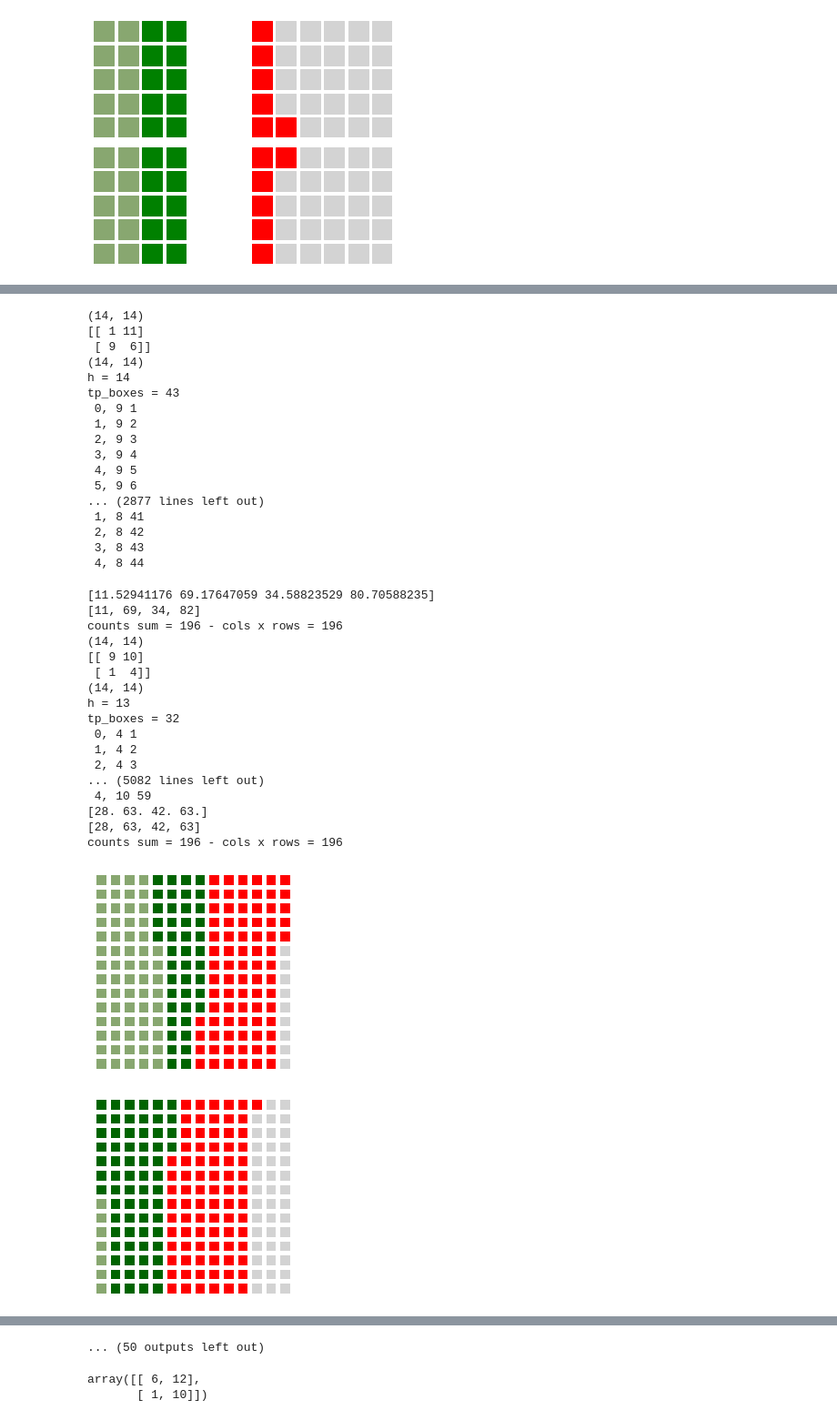
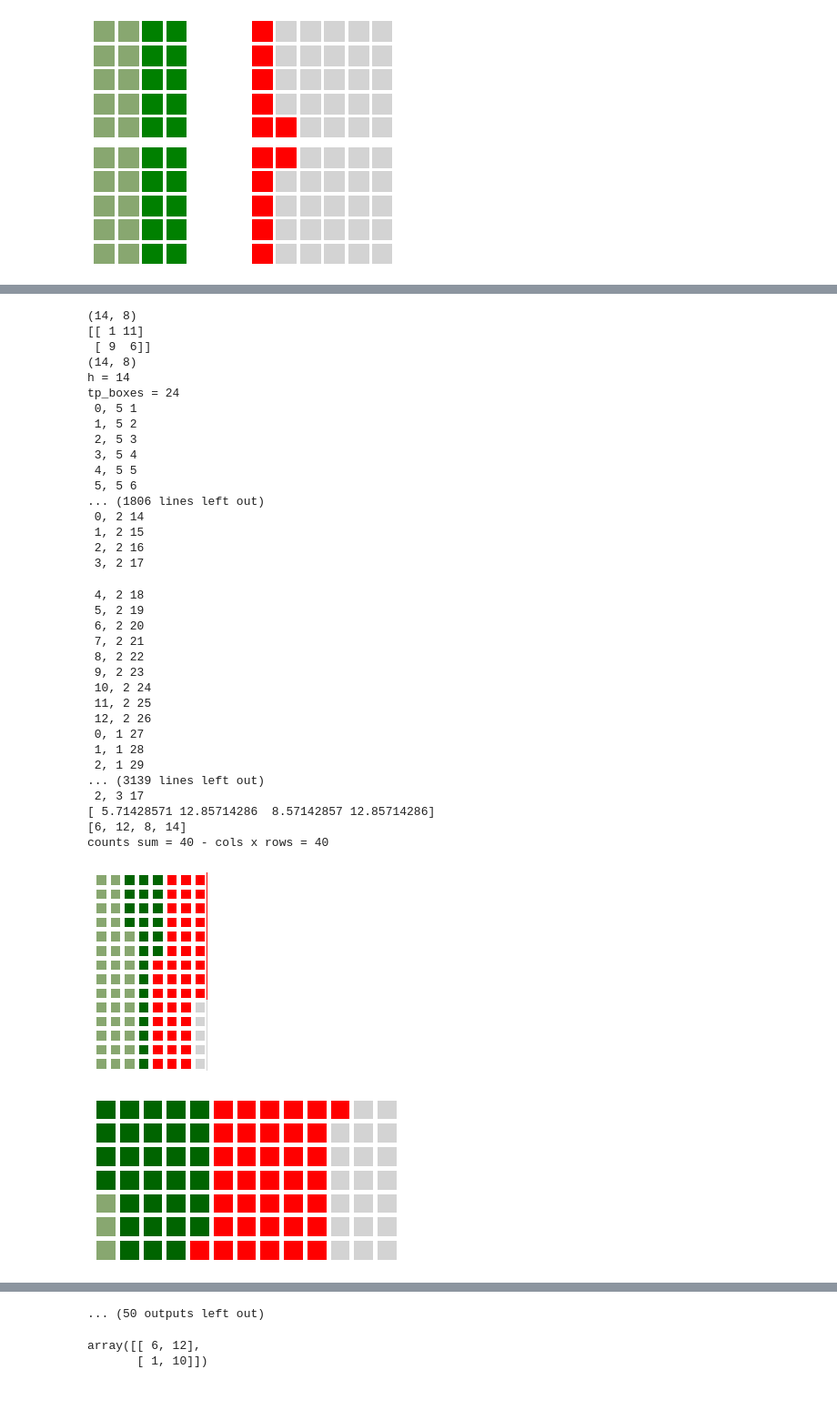
Before and after one commit to lbruand/recall-me-maybe, a Jupyter notebook: prec waffle.ipynb, the cells around one changed output, grey strips where cells are left out. Shown at 91% size. Saved outputs shown, nothing was run; the diff lists cells and outputs as text; code cells hidden in the pictures; blank space fills up the shorter version.

```diff
--- a/prec waffle.ipynb
+++ b/prec waffle.ipynb
@@ -205,65 +241,65 @@ random.seed(3)
 rng = np.random.default_rng(seed=42)
 
 def test_build_waffle_matrix(cols, rows, cm):
     hmap = build_waffle_matrix( (rows, cols), cm)
     plot_waffle_matrix(hmap)
     tn, fp, fn, tp = cm.ravel()
     values, counts = np.unique(hmap, return_counts=True)
     result_counts = [0] * 4
     for v, c in zip(values, counts):
         result_counts[int(v)-1] = c
 
     ordered_vector = [fn, tp, fp, tn]
     normalized_vect =  ordered_vector / sum(ordered_vector) * cols * rows
 
     print(normalized_vect)
     print(result_counts)
     print(f"counts sum = {sum(result_counts)} - cols x rows = { cols * rows} ")
     max_error = np.max(np.abs(normalized_vect - result_counts))
     assert max_error < 2.0, f" max_error = {max_error}"
 
 for i in range(60):
-    cols = 14 #random.randint(5, 15)
-    rows = 14   #random.randint(5, 15)
+    cols = random.randint(5, 15)
+    rows = random.randint(5, 15)
     print( (rows, cols))
     cm = rng.integers(low=0, high=15, size=(2, 2))
     print(cm)
 
     test_build_waffle_matrix(cols, rows, cm)
 # %% [output]
-(14, 14)
+(14, 8)
 [[ 1 11]
  [ 9  6]]
-(14, 14)
+(14, 8)
 h = 14
-tp_boxes = 43
- 0, 9 1
- 1, 9 2
- 2, 9 3
- 3, 9 4
- 4, 9 5
- 5, 9 6
-... (2877 lines left out)
- 1, 8 41
- 2, 8 42
- 3, 8 43
- 4, 8 44
+tp_boxes = 24
+ 0, 5 1
+ 1, 5 2
+ 2, 5 3
+ 3, 5 4
+ 4, 5 5
+ 5, 5 6
+... (1806 lines left out)
+ 0, 2 14
+ 1, 2 15
+ 2, 2 16
+ 3, 2 17
-[11.52941176 69.17647059 34.58823529 80.70588235]
-[11, 69, 34, 82]
-counts sum = 196 - cols x rows = 196
-(14, 14)
-[[ 9 10]
- [ 1  4]]
-(14, 14)
-h = 13
-tp_boxes = 32
- 0, 4 1
- 1, 4 2
- 2, 4 3
-... (5082 lines left out)
- 4, 10 59
-[28. 63. 42. 63.]
-[28, 63, 42, 63]
-counts sum = 196 - cols x rows = 196
+ 4, 2 18
+ 5, 2 19
+ 6, 2 20
+ 7, 2 21
+ 8, 2 22
+ 9, 2 23
+ 10, 2 24
+ 11, 2 25
+ 12, 2 26
+ 0, 1 27
+ 1, 1 28
+ 2, 1 29
+... (3139 lines left out)
+ 2, 3 17
+[ 5.71428571 12.85714286  8.57142857 12.85714286]
+[6, 12, 8, 14]
+counts sum = 40 - cols x rows = 40
-[figure, old version]
+[figure, new version]
-[figure, old version]
+[figure, new version]
```
Also changed, not shown: parts of 3 cells of this notebook.
